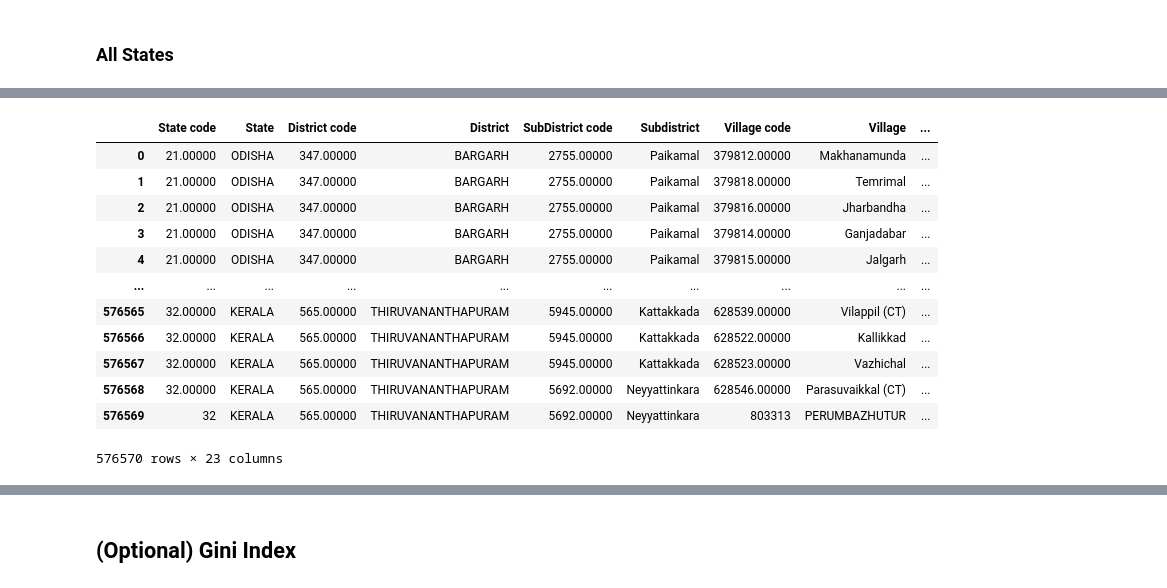
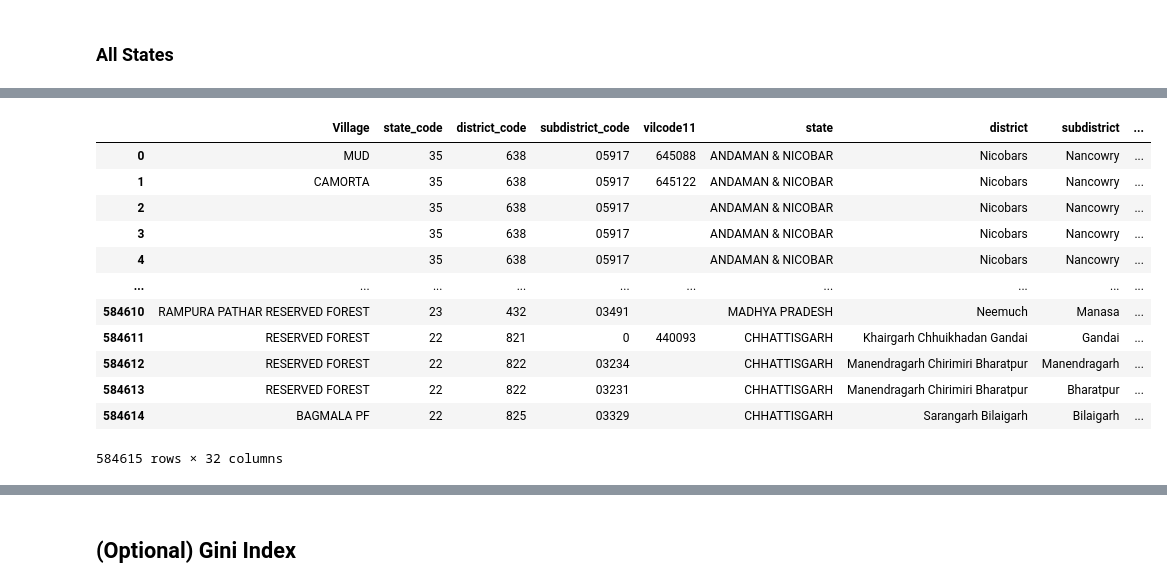
Before and after one commit to SaiSiddhardhaKalla/Master_Thesis, a Jupyter notebook: 06_NTL_calc.ipynb, the cells around one changed output, grey strips where cells are left out. Cells and saved outputs as stored; diff of their text form; code cells hidden in the pictures.

```diff
--- a/06_NTL_calc.ipynb
+++ b/06_NTL_calc.ipynb
@@ -38,7 +38,7 @@ pd.set_option('display.max_columns', None)
 # zip_file_path = "/Users/sid/Library/CloudStorage/OneDrive-DeakinUniversity/UDocs - D/DataSets/INDIAN-SHAPEFILES-master/Dist_2022.zip"
 
 # Read the shapefile from the zip file using GeoPandas
-gdf = gpd.read_file('/Users/sid/Library/CloudStorage/OneDrive-DeakinUniversity/UDocs - D/DataSets/maps-master/geojson/sub_dist.geojson')
+gdf = gpd.read_file('/Users/sid/Library/CloudStorage/OneDrive-DeakinUniversity/UDocs - D/DataSets/maps-master/LGD Villages/sub_dist.geojson')
 
 # Now you can work with the GeoDataFrame (gdf) containing the shapefile data
 gdf_NTL = gdf.copy()
@@ -251,7 +251,7 @@ def na_recode(radiance_datacube, ncfobs_datacube, replacement=np.nan):
 # Loop through each month
 for month in range(1, 13):
     # Construct the path to the raster file for the current month
-    raster_path = f"/Users/sid/Library/CloudStorage/OneDrive-DeakinUniversity/UDocs - D/DataSets/VIIRS_Monthly_Tiled/2018/clean/output_raster_2018{month:02d}.tif"
+    raster_path = f"/Users/sid/Library/CloudStorage/OneDrive-DeakinUniversity/UDocs - D/DataSets/VIIRS_Monthly_Tiled/2020/clean/output_raster_2020{month:02d}.tif"
     # cf_cvg_path = f"/Users/sid/Library/CloudStorage/OneDrive-DeakinUniversity/UDocs - D/DataSets/VIIRS_Monthly_Tiled/cf_cvg/2020_cvg/2020{month:02d}.tif"
 
     # Open the raster file
@@ -521,7 +497,7 @@ from rasterio.mask import mask
 import numpy as np
 
 # Directory containing the GeoJSON files
-geojson_dir = '/Users/sid/Library/CloudStorage/OneDrive-DeakinUniversity/UDocs - D/DataSets/maps-master/Village/'
+geojson_dir = '/Users/sid/Library/CloudStorage/OneDrive-DeakinUniversity/UDocs - D/DataSets/maps-master/LGD Villages/'
 
 # Initialize an empty GeoDataFrame to store the concatenated results
 vil_NTL = gpd.GeoDataFrame()
@@ -538,7 +514,7 @@ for filename in os.listdir(geojson_dir):
         # Loop through each month
         for month in range(1, 13):
             # Construct the path to the raster file for the current month
-            raster_path = f"/Users/sid/Library/CloudStorage/OneDrive-DeakinUniversity/UDocs - D/DataSets/VIIRS_Monthly_Tiled/2018/clean/output_raster_2018{month:02d}.tif"
+            raster_path = f"/Users/sid/Library/CloudStorage/OneDrive-DeakinUniversity/UDocs - D/DataSets/VIIRS_Monthly_Tiled/2020/clean/output_raster_2020{month:02d}.tif"
             # cf_cvg_path = f"/Users/sid/Library/CloudStorage/OneDrive-DeakinUniversity/UDocs - D/DataSets/VIIRS_Monthly_Tiled/cf_cvg/2020_cvg/2020{month:02d}.tif"
 
             # Open the raster file
@@ -598,53 +583,62 @@ vil_2['area_sq_km'] = vil_2.geometry.area / 1e6
 # %%
+vil_2=vil_NTL.copy()
 # Replace NaN values in 'State code' with values from 'STCODE11'
-vil_2['State code'].fillna(vil_2['STCODE11'], inplace=True)
-vil_2['State Name(In English)'].fillna(vil_2['STNAME'], inplace=True)
-vil_2['District Name(In English)'].fillna(vil_2['DTNAME.x'], inplace=True)
-vil_2['Subdistrict Name(In English)'].fillna(vil_2['SDTNAME'], inplace=True)
-vil_2['Village code'].fillna(vil_2['VILCODE11'], inplace=True)
-vil_2['Village Name(In English)'].fillna(vil_2['VILNAM_SOI'], inplace=True)
+# vil_2['State code'].fillna(vil_2['stcode11'], inplace=True)
+# vil_2['State Name(In English)'].fillna(vil_2['stname'], inplace=True)
+# vil_2['District Name(In English)'].fillna(vil_2['dtname'], inplace=True)
+# vil_2['Subdistrict Name(In English)'].fillna(vil_2['sdtname'], inplace=True)
+# vil_2['Village code'].fillna(vil_2['vil_lgd'], inplace=True)
+# vil_2['Village Name(In English)'].fillna(vil_2['vilnam_soi'], inplace=True)
 
 
 # Group the DataFrame by 'Subdistrict Name(In English)', 'District Name(In English)', and 'State Name(In English)'
-grouped = vil_2.groupby(['Subdistrict Name(In English)', 'District Name(In English)', 'State Name(In English)'], group_keys=False)
+grouped = vil_2.groupby(['sdtname', 'dtname', 'stname'], group_keys=False)
 # Define a function to fill NaN values with the first non-NaN value within each group
 def fill_na_with_group_first(group):
-    group['District code'].fillna(method='ffill', inplace=True)
-    group['SubDistrict code'].fillna(method='ffill', inplace=True)
+    group['dtcode11'].fillna(method='ffill', inplace=True)
+    group['sdtcode11'].fillna(method='ffill', inplace=True)
     return group
 # Apply the function to each group and concatenate the results
 vil_2 = grouped.apply(fill_na_with_group_first)
 # Reset the index
 vil_2.reset_index(drop=True, inplace=True)
 
+vil_2['village_area_sqkm'] = vil_2['shape_Area'] / 1_000_000
 
-vil_2 = vil_2.drop(['OBJECTID','VILNAM_SOI','DTNAME.x', 'STNAME', 'Shape_Length',
-       'Shape_Area', 'STCODE11', 'DTCODE11.x', 'SDTCODE11', 'VILCODE11',
-       'SDTNAME', 'VILNAME11.x', 'State census code','District Census code',
-       'Subdistrict census code','geometry'
+
+vil_2 = vil_2.drop(['OBJECTID',
+        #             'vilnam_soi','dtcode11', 'stcode11',
+        'shape_Length',
+        #  'stname', 'dtname', 'sdtcode11', 'vil_lgd',
+        #  'sdtname', 'vilnam_soi',
+    #    'State census code','District Census code',
+    #    'Subdistrict census code',
+         'test','Remark',
+         'geometry'
                   ],axis=1)
 
-vil_2 = vil_2.rename(columns={'State Name(In English)': 'State', 'District Name(In English)': 'District',
-                                    'Subdistrict Name(In English)':'Subdistrict',
-                                    'Village Name(In English)':'Village','Block Name(In English)':'Block',
-                                    '202001':'201801','202002':'201802','202003':'201803','202004':'201804',
-                                    '202005':'201805','202006':'201806','202007':'201807','202008':'201808',
-                                    '202009':'201809','202010':'201810','202011':'201811','202012':'201812',
+vil_2 = vil_2.rename(columns={'stname': 'state', 'dtname': 'district',
+                                    'sdtname':'subdistrict',
+                                    'stcode11':'state_code','dtcode11':'district_code','sdtcode11':'subdistrict_code',
+                                    'vilnam_soi':'Village','block_name':'Block','vil_lgd':'vil_code',
+                                    '201801': '202001','201802': '202002','201803': '202003','201804': '202004',
+                                    '201805': '202005','201806': '202006','201807': '202007','201808': '202008',
+                                    '201809': '202009','201810': '202010','201811': '202011','201812': '202012'
                                     })
 
 vil_2
 # %% [output]
-|  | State code | State | District code | District | SubDistrict code | Subdistrict | Village code | Village | ... |
-| 0 | 21.00000 | ODISHA | 347.00000 | BARGARH | 2755.00000 | Paikamal | 379812.00000 | Makhanamunda | ... |
-| 1 | 21.00000 | ODISHA | 347.00000 | BARGARH | 2755.00000 | Paikamal | 379818.00000 | Temrimal | ... |
-| 2 | 21.00000 | ODISHA | 347.00000 | BARGARH | 2755.00000 | Paikamal | 379816.00000 | Jharbandha | ... |
-| 3 | 21.00000 | ODISHA | 347.00000 | BARGARH | 2755.00000 | Paikamal | 379814.00000 | Ganjadabar | ... |
-| 4 | 21.00000 | ODISHA | 347.00000 | BARGARH | 2755.00000 | Paikamal | 379815.00000 | Jalgarh | ... |
+|  | Village | state_code | district_code | subdistrict_code | vilcode11 | state | district | subdistrict | ... |
+| 0 | MUD | 35 | 638 | 05917 | 645088 | ANDAMAN & NICOBAR | Nicobars | Nancowry | ... |
+| 1 | CAMORTA | 35 | 638 | 05917 | 645122 | ANDAMAN & NICOBAR | Nicobars | Nancowry | ... |
+| 2 |  | 35 | 638 | 05917 |  | ANDAMAN & NICOBAR | Nicobars | Nancowry | ... |
+| 3 |  | 35 | 638 | 05917 |  | ANDAMAN & NICOBAR | Nicobars | Nancowry | ... |
+| 4 |  | 35 | 638 | 05917 |  | ANDAMAN & NICOBAR | Nicobars | Nancowry | ... |
 | ... | ... | ... | ... | ... | ... | ... | ... | ... | ... |
-| 576565 | 32.00000 | KERALA | 565.00000 | THIRUVANANTHAPURAM | 5945.00000 | Kattakkada | 628539.00000 | Vilappil (CT) | ... |
-| 576566 | 32.00000 | KERALA | 565.00000 | THIRUVANANTHAPURAM | 5945.00000 | Kattakkada | 628522.00000 | Kallikkad | ... |
-| 576567 | 32.00000 | KERALA | 565.00000 | THIRUVANANTHAPURAM | 5945.00000 | Kattakkada | 628523.00000 | Vazhichal | ... |
-| 576568 | 32.00000 | KERALA | 565.00000 | THIRUVANANTHAPURAM | 5692.00000 | Neyyattinkara | 628546.00000 | Parasuvaikkal (CT) | ... |
-| 576569 | 32 | KERALA | 565.00000 | THIRUVANANTHAPURAM | 5692.00000 | Neyyattinkara | 803313 | PERUMBAZHUTUR | ... |
+| 584610 | RAMPURA PATHAR RESERVED FOREST | 23 | 432 | 03491 |  | MADHYA PRADESH | Neemuch | Manasa | ... |
+| 584611 | RESERVED FOREST | 22 | 821 | 0 | 440093 | CHHATTISGARH | Khairgarh Chhuikhadan Gandai | Gandai | ... |
+| 584612 | RESERVED FOREST | 22 | 822 | 03234 |  | CHHATTISGARH | Manendragarh Chirimiri Bharatpur | Manendragarh | ... |
+| 584613 | RESERVED FOREST | 22 | 822 | 03231 |  | CHHATTISGARH | Manendragarh Chirimiri Bharatpur | Bharatpur | ... |
+| 584614 | BAGMALA PF | 22 | 825 | 03329 |  | CHHATTISGARH | Sarangarh Bilaigarh | Bilaigarh | ... |
-576570 rows × 23 columns
+584615 rows × 32 columns
 # %%
```
Also changed, not shown: parts of 17 cells of this notebook, 3 other files.
